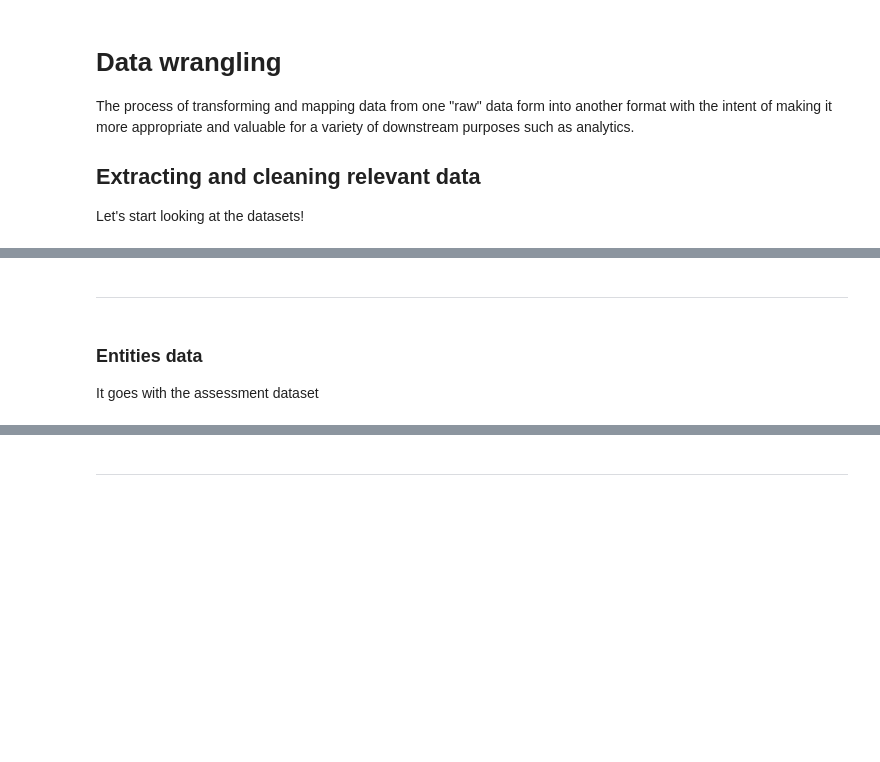
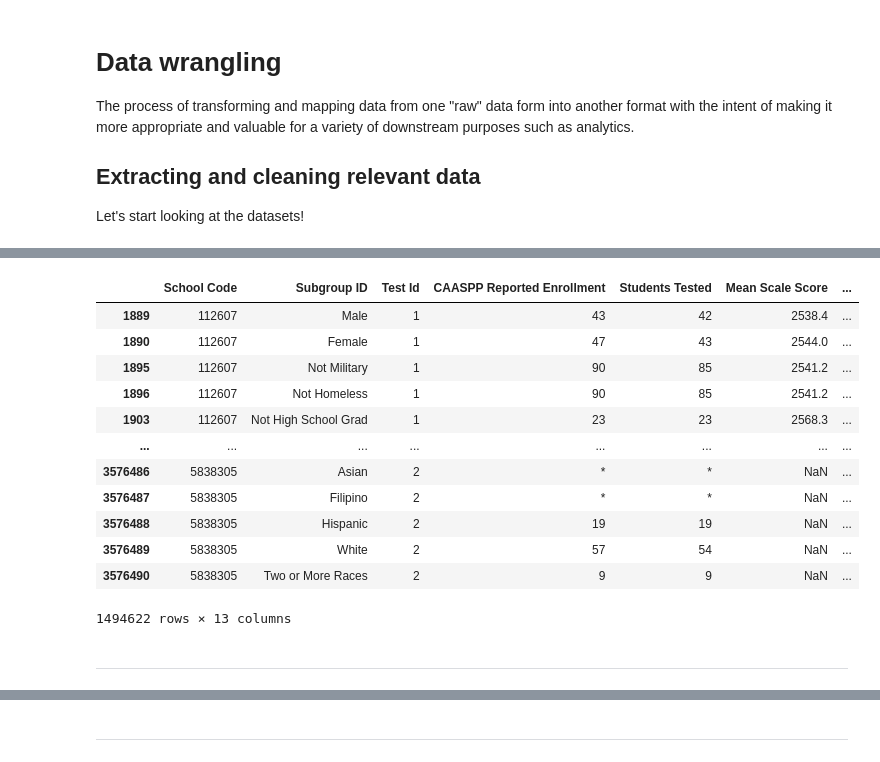
Before and after one commit to gabriellewald/springboard-coursework, a Jupyter notebook: education_project/Capstone2_education_project.ipynb, the cells around one changed output, grey strips where cells are left out. Drawn from its saved outputs; the diff is of its cells as text; code cells hidden in the pictures; blank space fills up the shorter version.

```diff
--- a/education_project/Capstone2_education_project.ipynb
+++ b/education_project/Capstone2_education_project.ipynb
@@ -89,0 +191,20 @@ Index(['County Code', 'District Code', 'School Code', 'Filler', 'Test Year',
+# %%
+# repace code with labels
+# male and female
+df_school_id['Subgroup ID'] = df_school_id['Subgroup ID'].replace(to_replace=3, value='Male')
+df_school_id['Subgroup ID'] = df_school_id['Subgroup ID'].replace(to_replace=4, value='Female')
+
+# Military and not military
+df_school_id['Subgroup ID'] = df_school_id['Subgroup ID'].replace(to_replace=50, value='Military')
+df_school_id['Subgroup ID'] = df_school_id['Subgroup ID'].replace(to_replace=51, value='Not Military')
+
+# Homeless and not homeless
+df_school_id['Subgroup ID'] = df_school_id['Subgroup ID'].replace(to_replace=52, value='Homeless')
+df_school_id['Subgroup ID'] = df_school_id['Subgroup ID'].replace(to_replace=53, value='Not Homeless')
+
+# Parents education
+df_school_id['Subgroup ID'] = df_school_id['Subgroup ID'].replace(to_replace=90, value='Not High School Grad')
+df_school_id['Subgroup ID'] = df_school_id['Subgroup ID'].replace(to_replace=91, value='High School Grad')
+df_school_id['Subgroup ID'] = df_school_id['Subgroup ID'].replace(to_replace=92, value='Some college')
+df_school_id['Subgroup ID'] = df_school_id['Subgroup ID'].replace(to_replace=93, value='College Grad')
+df_school_id['Subgroup ID'] = df_school_id['Subgroup ID'].replace(to_replace=94, value='Graduate School')
@@ -90,6 +232,18 @@ Index(['County Code', 'District Code', 'School Code', 'Filler', 'Test Year',
+# %%
+df_school_id
+# %% [output]
+|  | School Code | Subgroup ID | Test Id | CAASPP Reported Enrollment | Students Tested | Mean Scale Score | ... |
+| 1889 | 112607 | Male | 1 | 43 | 42 | 2538.4 | ... |
+| 1890 | 112607 | Female | 1 | 47 | 43 | 2544.0 | ... |
+| 1895 | 112607 | Not Military | 1 | 90 | 85 | 2541.2 | ... |
+| 1896 | 112607 | Not Homeless | 1 | 90 | 85 | 2541.2 | ... |
+| 1903 | 112607 | Not High School Grad | 1 | 23 | 23 | 2568.3 | ... |
+| ... | ... | ... | ... | ... | ... | ... | ... |
+| 3576486 | 5838305 | Asian | 2 | * | * | NaN | ... |
+| 3576487 | 5838305 | Filipino | 2 | * | * | NaN | ... |
+| 3576488 | 5838305 | Hispanic | 2 | 19 | 19 | NaN | ... |
+| 3576489 | 5838305 | White | 2 | 57 | 54 | NaN | ... |
+| 3576490 | 5838305 | Two or More Races | 2 | 9 | 9 | NaN | ... |
+1494622 rows × 13 columns
 # %% [markdown]
 ---------
-# %% [markdown]
-### Entities data
-
-It goes with the assessment dataset
```
Also changed, not shown: parts of 31 cells of this notebook.
